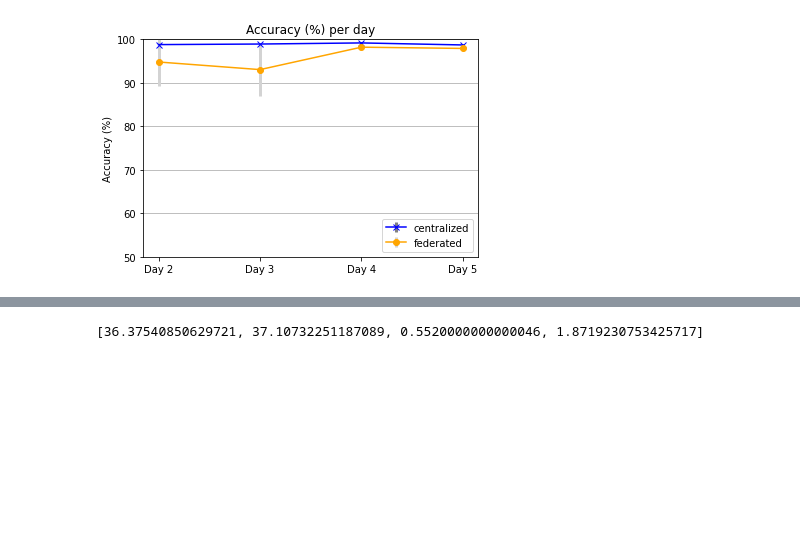
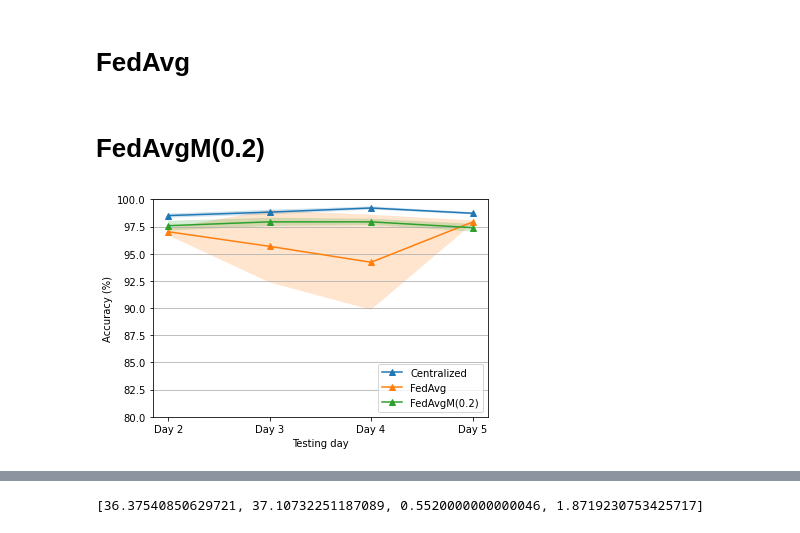
Before and after one commit to stratosphereips/feel_project, a Jupyter notebook: analysis/scenario1_figures.ipynb, the cells around one changed output, grey strips where cells are left out. Saved outputs shown, nothing was run; the diff lists cells and outputs as text; code cells hidden in the pictures; blank space fills up the shorter version.

```diff
--- a/analysis/scenario1_figures.ipynb
+++ b/analysis/scenario1_figures.ipynb
@@ -115,0 +62,2 @@ fed_fpr_std = [fpr_day1_std, fpr_day2_std, fpr_day3_std, fpr_day4_std]
+# %% [markdown]
+# FedAvg
@@ -115,0 +117,2 @@ fed_fpr_std = [fpr_day1_std, fpr_day2_std, fpr_day3_std, fpr_day4_std]
+# %% [markdown]
+# FedAvgM(0.2)
@@ -116,15 +172,22 @@ fed_fpr_std = [fpr_day1_std, fpr_day2_std, fpr_day3_std, fpr_day4_std]
 # %%
-plt.errorbar(range(4), centr_acc_mean, yerr=centr_acc_std, fmt='x-', color='blue',
-             ecolor='gray', elinewidth=3, capsize=0, label="centralized")
-plt.errorbar(range(4), fed_acc_mean, yerr=fed_acc_std, fmt='o-', color='orange',
-             ecolor='lightgray', elinewidth=3, capsize=0, label="federated")
+plt.plot(range(4), centr_acc_mean, marker='^', label="Centralized")
+plt.fill_between(range(4), centr_acc_mean+centr_acc_std, centr_acc_mean-centr_acc_std, alpha=0.2)
+
+plt.plot(range(4), fed_acc_mean, marker='^', label="FedAvg")
+plt.fill_between(range(4), fed_acc_mean+fed_acc_std, fed_acc_mean-fed_acc_std, alpha=0.2)
+
+plt.plot(range(4), fed_avg_acc_mean, marker='^', label="FedAvgM(0.2)")
+plt.fill_between(range(4), fed_avg_acc_mean+fed_avg_acc_std, fed_avg_acc_mean-fed_avg_acc_std, alpha=0.2)
+
+
 plt.legend(loc=4)
 
-plt.ylim(50, 100.0)
+plt.ylim(80, 100.0)
 plt.ylabel("Accuracy (%)")
+plt.xlabel("Testing day")
 plt.xticks(range(4), days)
-plt.title("Accuracy (%) per day")
+# plt.title("Accuracy (%) per day")
 plt.grid(axis='y')
 # %% [output]
-[figure, old version]
+[figure, new version]
 # %%
```
Also changed, not shown: parts of 14 cells of this notebook, 1 other file.
